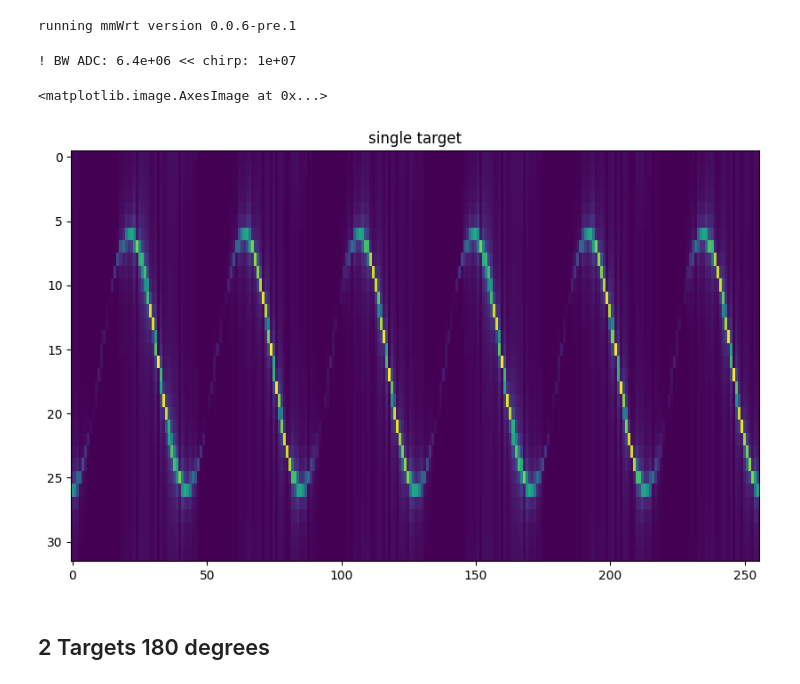
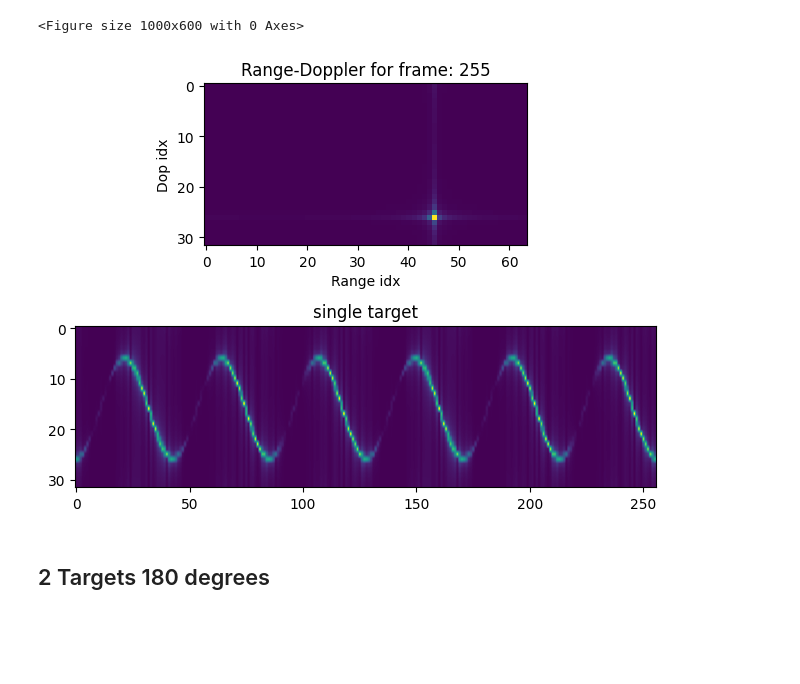
Before and after one commit to matt-chv/mmWrt, a Jupyter notebook: docs/micro_doppler.ipynb, the cells around one changed output. Drawn from its saved outputs; the diff is of its cells as text; code cells hidden in the pictures; blank space fills up the shorter version.

```diff
--- a/docs/micro_doppler.ipynb
+++ b/docs/micro_doppler.ipynb
@@ -28,25 +49,7 @@ running from git folder, using local path (latest) mmWrt code c:\git\mmWrt
 # %%
-from os.path import abspath, join, pardir
-import sys
 import matplotlib.pyplot as plt
 import matplotlib.cm as cm
 from matplotlib import colors
-from numpy import arange, array, expand_dims, pi, sin, where, zeros
-from numpy.fft import fft, fft2, fftshift, fftfreq
-from scipy.signal import stft
-# from scipy.fft import fft, fft2
-from numpy import complex_ as complex
-from scipy.signal import find_peaks
-
-
-from mmWrt.Raytracing import rt_points  # noqa: E402
-from mmWrt.Scene import Radar, Transmitter, Receiver, Target  # noqa: E402
-from mmWrt import RadarSignalProcessing as rsp  # noqa: E402
-from mmWrt import __version__
-
-print("running mmWrt version", __version__)
-# %% [output]
-running mmWrt version 0.0.6-pre.1
 # %%
 
 opt = {"compute":True, "Dres_min":50, "NC":32, "NA":64, "BW":0.01e9, "k":10e12, "fs":100e6, "f0_min":60e9, "NF":256,
@@ -70,42 +73,56 @@ f1 = F1/(NF*TIF)
 A0 = v0/(2*pi*f1)
 
 xt = eval(opt["xt"])
 
 radar = Radar(transmitter=Transmitter(bw=BW, slope=k,
                                       f0_min=f0_min,
                                       t_inter_chirp=TIC,
                                       t_inter_frame=TIF,
                                       frames_count=NF,
                                       chirps_count=NC),
               receiver=Receiver(fs=fs, max_adc_buffer_size=1024,
                                 max_fs=110e6,
-                                n_adc = NA))
+                                n_adc = NA),
+             debug=False)
 
 
 target = Target(xt=lambda t: xt(t))
 
 targets = [target]
 
-bb = rt_points(radar, targets, datatype=complex, raytracing_opt=opt)
+bb = rt_points(radar, targets, datatype=complex, raytracing_opt=opt,
+               debug=False)
 
 udops1 = zeros((NC, NF))
 tx_i, rx_i = 0, 0
 
 for frame_idx in range(NF):
     # compute range doppler
     cube = bb["adc_cube"][frame_idx,:,tx_i,rx_i,:]
     Z_fft2 = abs(fftshift(fft2(cube)))
     # find peak in range
-    pk = find_peaks(abs(fft(cube[0,:])))[0][0]
+    pk0 = find_peaks(abs(fft(cube[0,:])))[0][0]
+    pk1 = find_peaks(abs(fft(cube[-1,:])))[0][0]
+    # non regression hook
+    assert pk0 == pk1
     # append doppler bin at peak range
-    udops1[:,frame_idx] = Z_fft2[:, pk]
+    udops1[:,frame_idx] = Z_fft2[:, pk0]
+dop_idx = find_peaks(abs(Z_fft2[:, pk0]))[0][0]
+# non regression hook
+assert dop_idx == 26
+
 plt.figure(figsize=(10,6))
-plt.title("single target")
-plt.imshow(udops1, aspect='auto')
+fig, [ax0, ax1] = plt.subplots(nrows=2)
+ax0.imshow(abs(Z_fft2))
+ax0.set_title(f"Range-Doppler for frame: {frame_idx}")
+ax0.set_xlabel("Range idx")
+ax0.set_ylabel("Dop idx")
+ax1.set_title("single target")
+ax1.imshow(udops1, aspect='auto')
+plt.tight_layout()
 # %% [output]
-! BW ADC: 6.4e+06 << chirp: 1e+07
+<Figure size 1000x600 with 0 Axes>
-<matplotlib.image.AxesImage at 0x...>
-[figure, old version]
+[figure, new version]
 # %% [markdown]
 ## 2 Targets 180 degrees
 # %%
```
Also changed, not shown: parts of 4 cells of this notebook, 12 other files.
